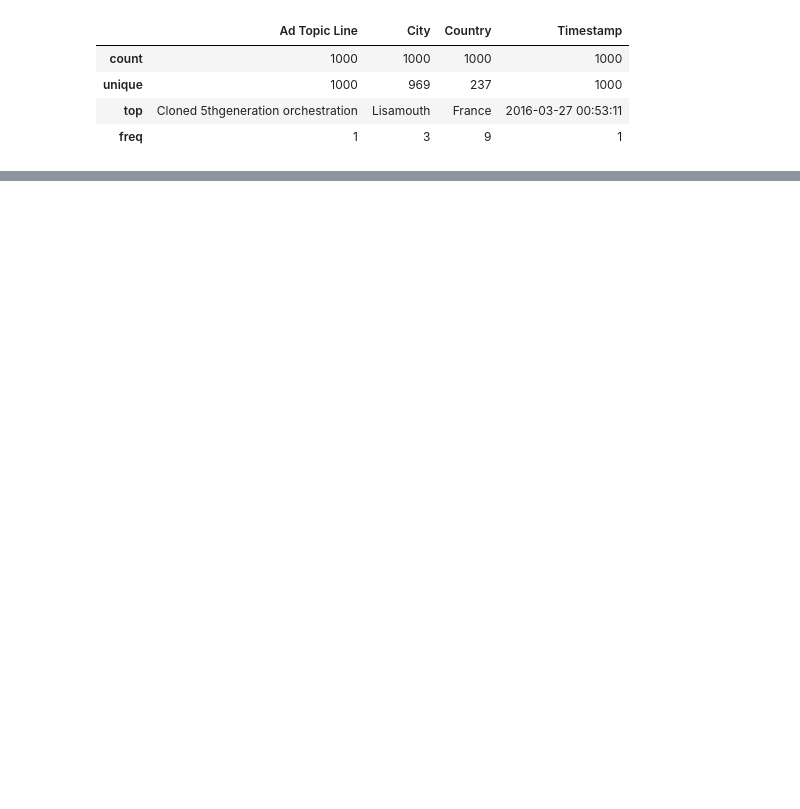
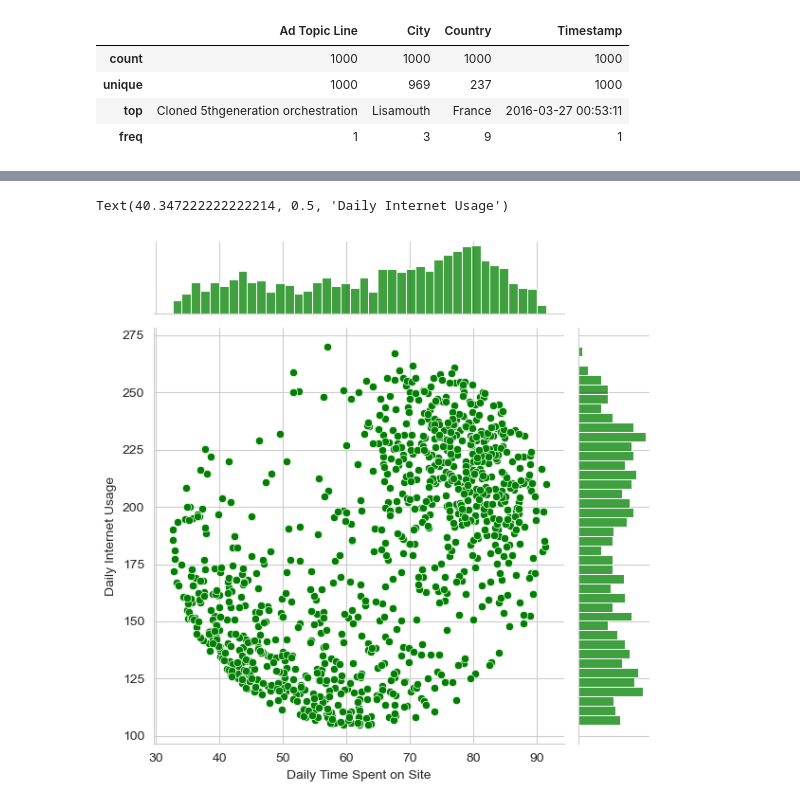
Before and after one commit to Malinda1/machine-learning_course_01, a Jupyter notebook: Logistic_Regression/logistic regression.ipynb, the cells around one changed output, grey strips where cells are left out. Saved outputs shown, nothing was run; the diff lists cells and outputs as text; code cells hidden in the pictures; blank space fills up the shorter version.

```diff
--- a/Logistic_Regression/logistic regression.ipynb
+++ b/Logistic_Regression/logistic regression.ipynb
@@ -419,0 +466,16 @@ data_v2.describe(include = ['object'])
+# %%
+sns.jointplot(
+    data = data_v2,
+    x = 'Daily Time Spent on Site', y = 'Daily Internet Usage',
+    kind = 'scatter',
+    height = 6,
+    marginal_kws = dict(bins = 40, fill = True),
+    color = 'green'
+)
+
+plt.title('Daily Time Spent on Site vs Daily Internet Usage', y = 1.02)
+plt.xlabel('Daily Time Spent on Site')
+plt.ylabel('Daily Internet Usage')
+# %% [output]
+Text(40.347222222222214, 0.5, 'Daily Internet Usage')
+[figure, added]
```
Also changed, not shown: parts of 13 cells of this notebook.
